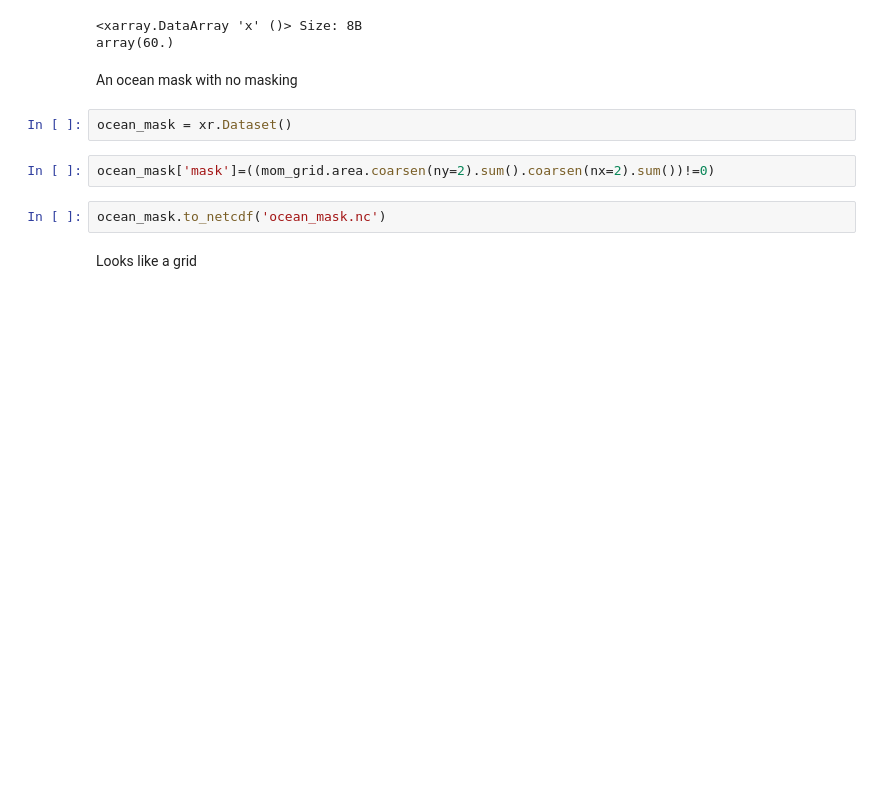
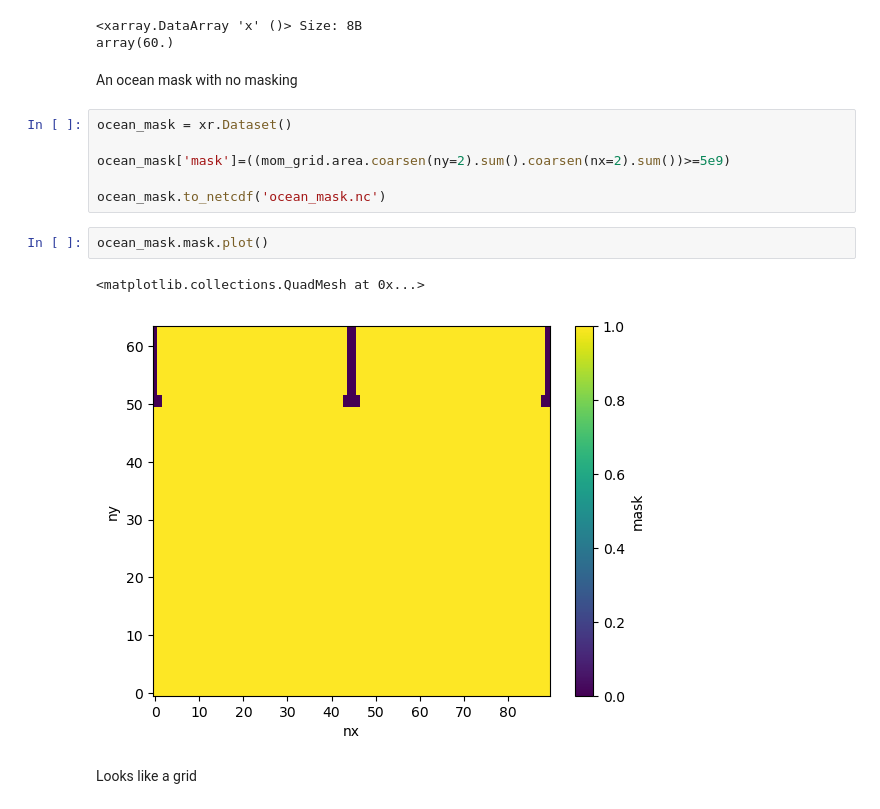
Before and after one commit to anton-seaice/sandbox, a Jupyter notebook: new_cice_grid/tripole_test.ipynb, the cells around one changed output. Cells and saved outputs as stored; diff of their text form; blank space fills up the shorter version.

Commit message:
Updates for new grid in om3 utils

```diff
--- a/new_cice_grid/tripole_test.ipynb
+++ b/new_cice_grid/tripole_test.ipynb
@@ -90,12 +107,17 @@ mom_grid.x.max()
 array(60.)
 # %% [markdown]
 An ocean mask with no masking
-# %%
-ocean_mask = xr.Dataset()
-# %%
-ocean_mask['mask']=((mom_grid.area.coarsen(ny=2).sum().coarsen(nx=2).sum())!=0)
-# %%
-ocean_mask.to_netcdf('ocean_mask.nc')
+# %%
+ocean_mask = xr.Dataset()
+
+ocean_mask['mask']=((mom_grid.area.coarsen(ny=2).sum().coarsen(nx=2).sum())>=5e9)
+
+ocean_mask.to_netcdf('ocean_mask.nc')
+# %%
+ocean_mask.mask.plot()
+# %% [output]
+<matplotlib.collections.QuadMesh at 0x...>
+[figure, added]
 # %% [markdown]
 Looks like a grid
 # %%
```
Also changed, not shown: parts of 38 cells of this notebook.
